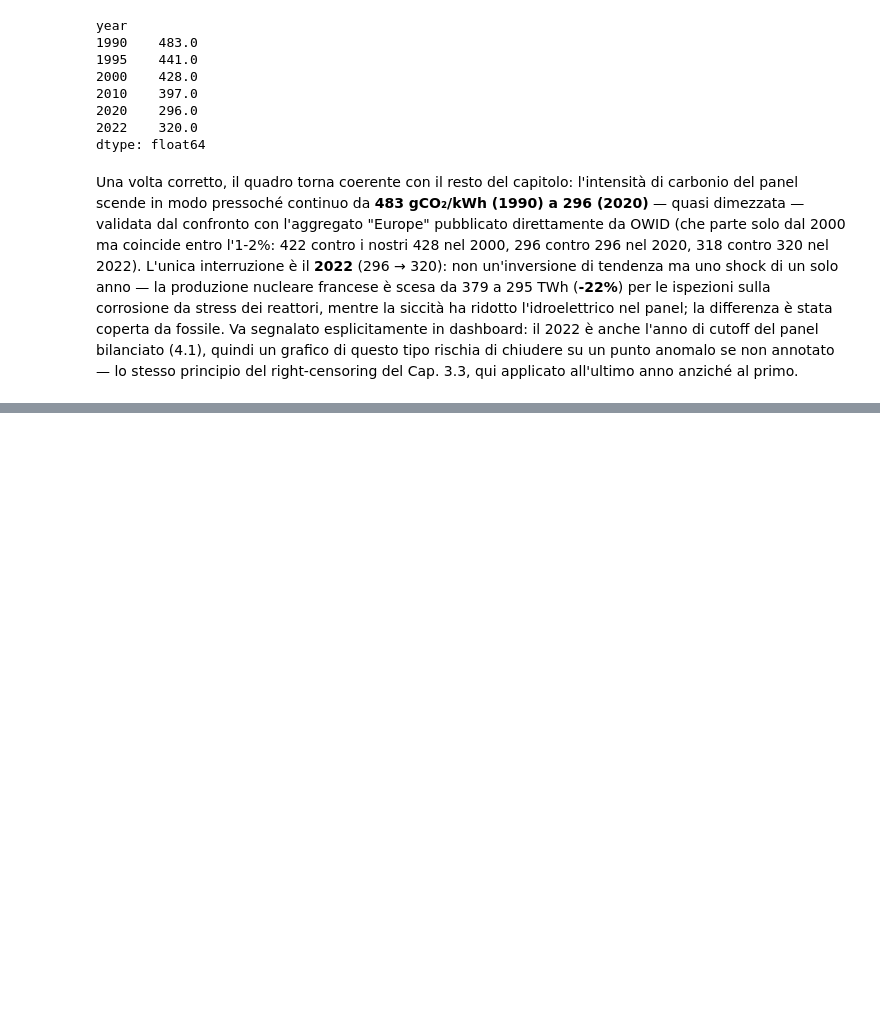
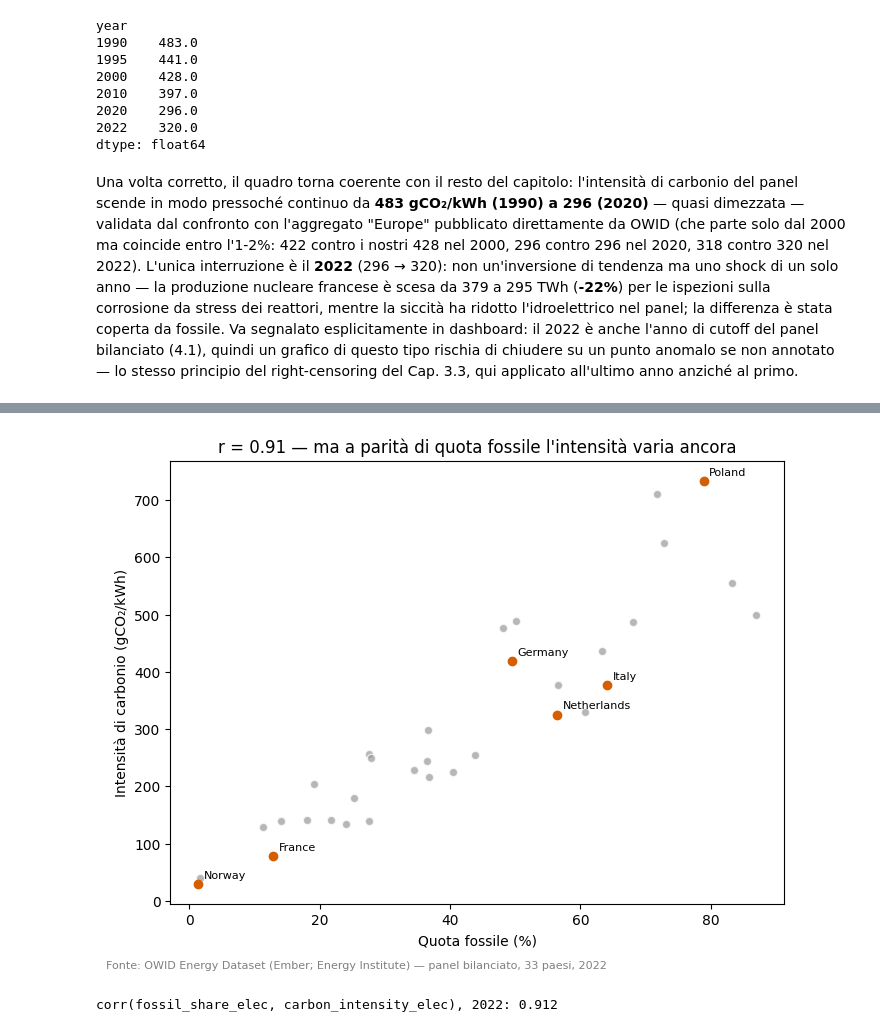
Before and after one commit to marco-pedretti/Progetto-Data-Visualization-e-Dashboard-Design, a Jupyter notebook: eda_energia_europa.ipynb, the cells around one changed output, grey strips where cells are left out. Saved outputs shown, nothing was run; the diff lists cells and outputs as text; code cells hidden in the pictures; blank space fills up the shorter version.

```diff
--- a/eda_energia_europa.ipynb
+++ b/eda_energia_europa.ipynb
@@ -790,0 +907,23 @@ qui applicato all'ultimo anno anziché al primo.
+# %%
+y2022 = bal_ci[bal_ci["year"] == 2022]
+corr_fc = y2022["fossil_share_elec"].corr(y2022["carbon_intensity_elec"])
+
+fig, ax = plt.subplots(figsize=(7, 5.5))
+ax.scatter(y2022["fossil_share_elec"], y2022["carbon_intensity_elec"], color=PALETTE["fossile"], alpha=0.7, edgecolor="white")
+for c in ["Germany", "Netherlands", "Poland", "Norway", "France", "Italy"]:
+    row = y2022[y2022["country"] == c]
+    if not row.empty:
+        ax.scatter(row["fossil_share_elec"], row["carbon_intensity_elec"], color=PALETTE["calo"], zorder=3)
+        ax.annotate(c, (row["fossil_share_elec"].iloc[0], row["carbon_intensity_elec"].iloc[0]),
+                    fontsize=8, xytext=(4, 4), textcoords="offset points")
+ax.set_xlabel("Quota fossile (%)")
+ax.set_ylabel("Intensità di carbonio (gCO₂/kWh)")
+ax.set_title(f"r = {corr_fc:.2f} — ma a parità di quota fossile l'intensità varia ancora")
+fig.text(0.01, 0.01, f"{SOURCE_NOTE} — panel bilanciato, 33 paesi, 2022", fontsize=8, color="gray")
+plt.tight_layout(rect=[0, 0.02, 1, 1])
+plt.show()
+
+print(f"corr(fossil_share_elec, carbon_intensity_elec), 2022: {corr_fc:.3f}")
+# %% [output]
+[figure, added]
+corr(fossil_share_elec, carbon_intensity_elec), 2022: 0.912
```
Also changed, not shown: parts of 20 cells of this notebook, 4 other files.
